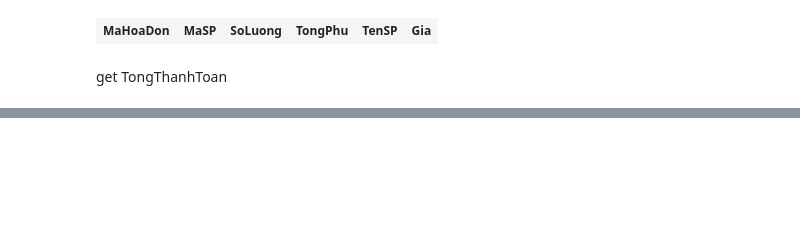
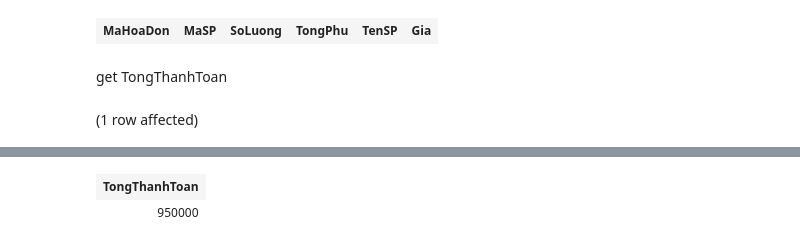
Before and after one commit to LienNTB/QuanLyHoaCu, a Jupyter notebook: data/3_TestUtils.ipynb, the cells around one changed output, grey strips where cells are left out. Drawn from its saved outputs; the diff is of its cells as text; code cells hidden in the pictures; blank space fills up the shorter version.

```diff
--- a/data/3_TestUtils.ipynb
+++ b/data/3_TestUtils.ipynb
@@ -105,3 +105,7 @@ Total execution time: 00:00:00.005
 | MaHoaDon | MaSP | SoLuong | TongPhu | TenSP | Gia |
 # %% [markdown]
 get TongThanhToan
+# %%
+select sum(TongPhu) as TongThanhToan from ChiTietHoaDon where MaHoaDon='DH.test_user.001820221216'
+# %% [output]
+(1 row affected)
@@ -107,0 +113,2 @@ get TongThanhToan
+| TongThanhToan |
+| 950000 |
```
Also changed, not shown: parts of 5 cells of this notebook, 5 other files.
